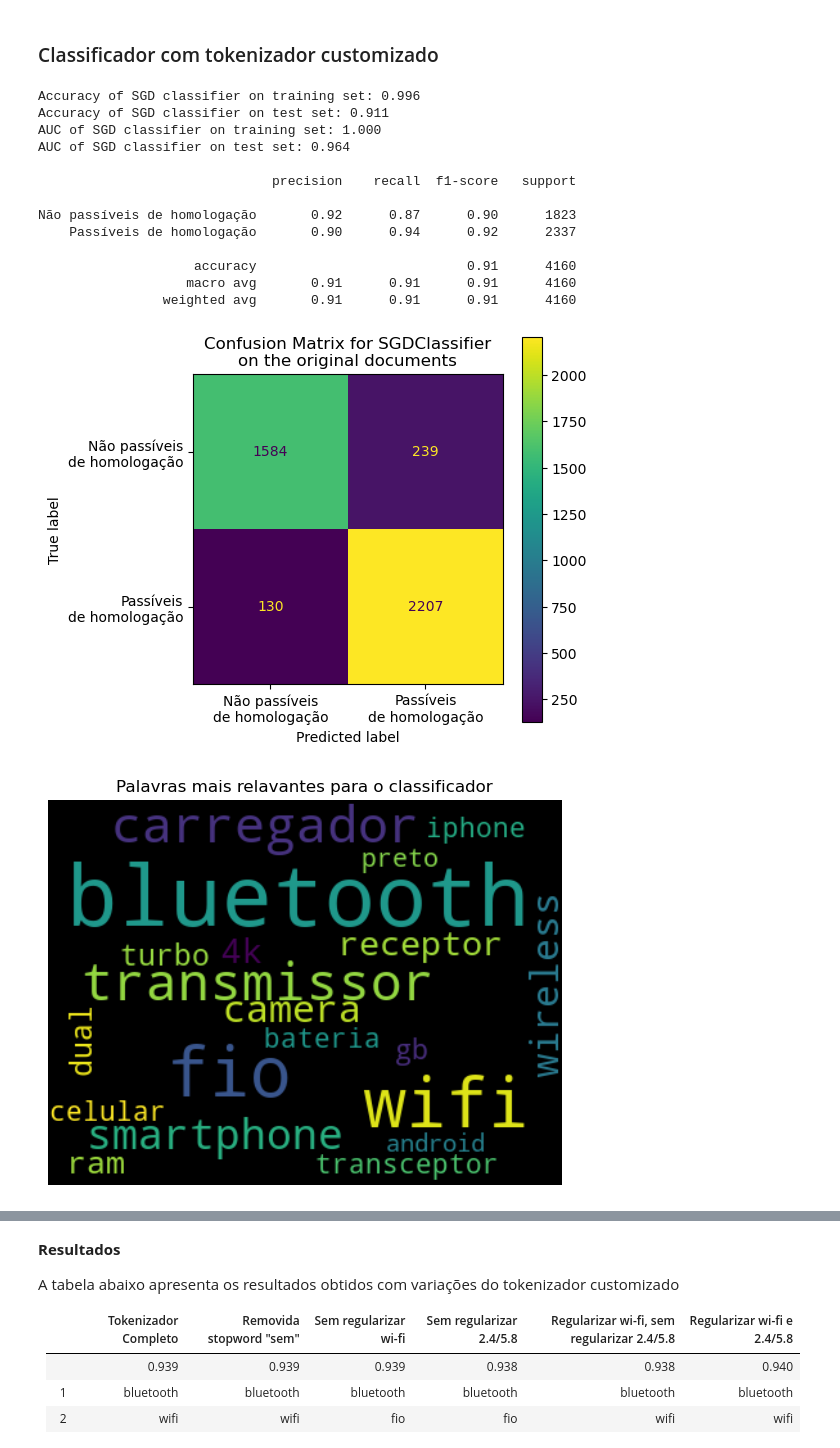
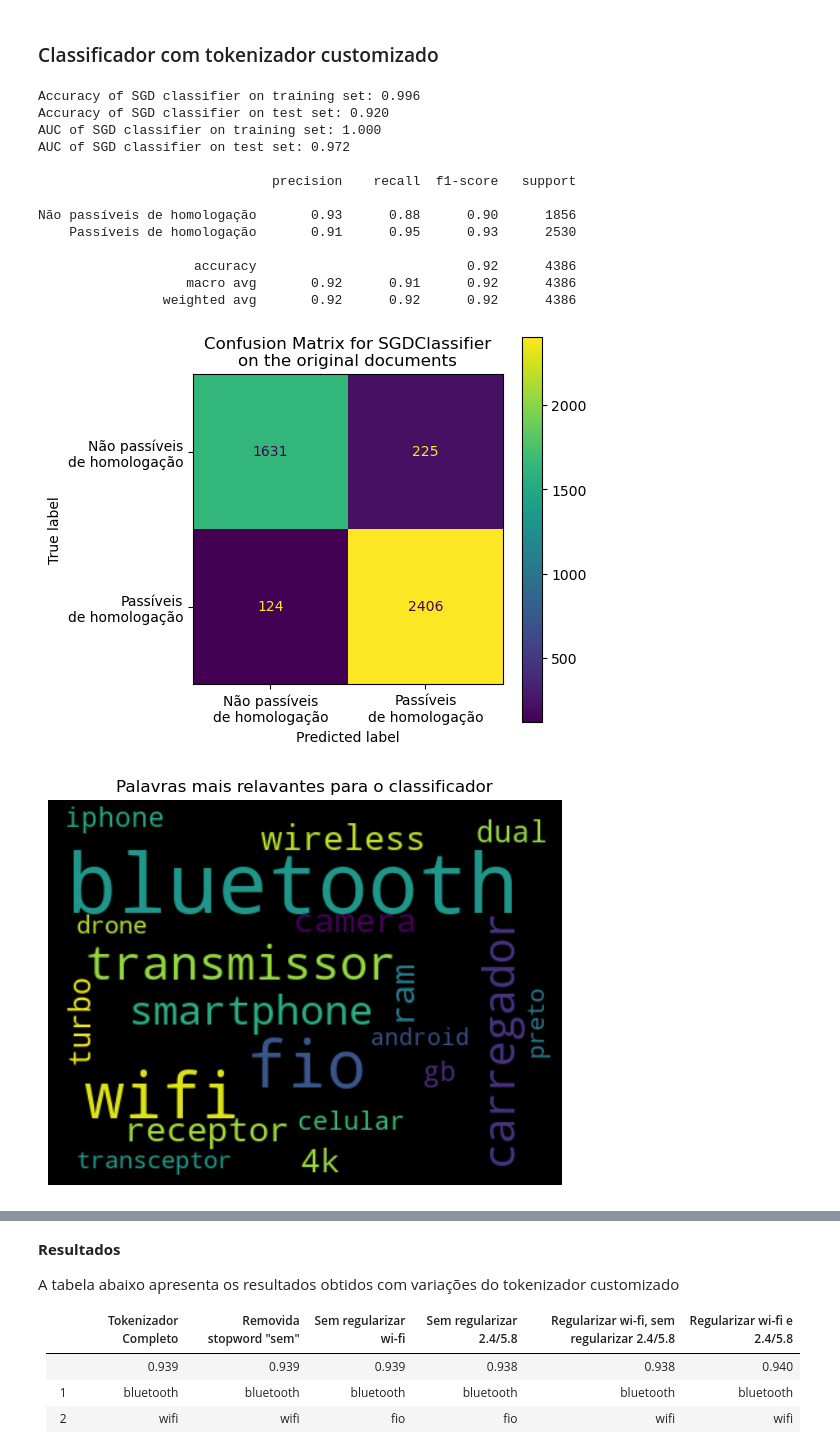
Before and after one commit to InovaFiscaliza/dados-pacp, a Jupyter notebook: notebooks/15_text_analysis.ipynb, the cells around one changed output, grey strips where cells are left out. Drawn from its saved outputs; the diff is of its cells as text; code cells hidden in the pictures.

```diff
--- a/notebooks/15_text_analysis.ipynb
+++ b/notebooks/15_text_analysis.ipynb
@@ -27,8 +27,7 @@ from sklearn.pipeline import Pipeline
 # %% [markdown]
 ## Constantes e funções auxiliares
 # %%
-FILE_ITEMS = '../datasets/label_issues/20240423/results/items.parquet'
-FILE_SAMPLES_RESULTS = '../datasets/label_issues/20240423/results/samples_results.parquet'
+FILE_LABELS_RESULTS = '../datasets/samples_labeling/issues_fiscaliza/20240423/results/labels.parquet'
 # %%
 def clean_text(doc, return_tokens=False, nltk_tokenizer=True):
 
@@ -92,17 +91,17 @@ def extract_features(docs,min_df=1,ngram_range=(1,1),binary=False,tokenizer=None
 # %% [markdown]
 # Carga e prepação dos dados
 # %%
-df_items = pd.read_parquet(FILE_ITEMS)
-df_items['doc'] = df_items['nome'].map(clean_text)
-df_items['tokens'] = df_items['nome'].apply(lambda doc: clean_text(doc, return_tokens=True))
+df_items = pd.read_parquet(FILE_LABELS_RESULTS)
+df_items['doc'] = df_items['titulo'].map(clean_text)
+df_items['tokens'] = df_items['titulo'].apply(lambda doc: clean_text(doc, return_tokens=True))
 
-columns_to_keep = ['id', 'nome', 'doc', 'tokens',
+columns_to_keep = ['id', 'titulo', 'doc', 'tokens',
                    'titulo_bem_elaborado', 'titulo_identifica_produto',
                    'passivel_homologacao', 'transmissor_rf', 'tipo_produto']
 
 df_items = df_items[columns_to_keep]
 
-docs = df_items[df_items['passivel_homologacao']<=1]['nome']
+docs = df_items[df_items['passivel_homologacao']<=1]['titulo']
 labels = df_items[df_items['passivel_homologacao']<=1]['passivel_homologacao']
 
 df_items
@@ -314,7 +313,7 @@ clf = SGDClassifier(alpha=1e-5, loss='log_loss', penalty='l2')
 # juntar tudo em pipeline
 pipe = Pipeline(steps = [('vectorizer',vectorizer),('transformer',transformer),('clf',clf)])
 
-docs = df_items[df_items['passivel_homologacao']<=1]['nome']
+docs = df_items[df_items['passivel_homologacao']<=1]['titulo']
 labels = df_items[df_items['passivel_homologacao']<=1]['passivel_homologacao']
 
 X_train, X_test, y_train, y_test = train_test_split(docs, labels, test_size=0.25, random_state=123)
@@ -322,41 +321,41 @@ X_train, X_test, y_train, y_test = train_test_split(docs, labels, test_size=0.25
 with warnings.catch_warnings():
     warnings.simplefilter("ignore")
     pipe.fit(X_train,y_train)
 
 predicted = pipe.predict(X_test)
 
 print('Accuracy of SGD classifier on training set: {:.3f}'
      .format(pipe.score(X_train, y_train)))
 print('Accuracy of SGD classifier on test set: {:.3f}'
      .format(pipe.score(X_test, y_test)))
 print('AUC of SGD classifier on training set: {:.3f}'
      .format(roc_auc_score(y_train,pipe.predict_proba(X_train)[:,1])))
 print('AUC of SGD classifier on test set: {:.3f}'
      .format(roc_auc_score(y_test,pipe.predict_proba(X_test)[:,1])))
 
 print()
 print(classification_report(y_test, predicted, target_names=target_names))
 
 fig, ax = plt.subplots(figsize=(5, 5))
 ConfusionMatrixDisplay.from_predictions(y_test, predicted, ax=ax)
 ax.xaxis.set_ticklabels(target_names_confusion)
 ax.yaxis.set_ticklabels(target_names_confusion)
 _ = ax.set_title(f"Confusion Matrix for {pipe['clf'].__class__.__name__}\non the original documents")
 # %% [output]
 Accuracy of SGD classifier on training set: 0.996
-Accuracy of SGD classifier on test set: 0.911
+Accuracy of SGD classifier on test set: 0.920
 AUC of SGD classifier on training set: 1.000
-AUC of SGD classifier on test set: 0.964
+AUC of SGD classifier on test set: 0.972
 
                               precision    recall  f1-score   support
 
-Não passíveis de homologação       0.92      0.87      0.90      1823
-    Passíveis de homologação       0.90      0.94      0.92      2337
+Não passíveis de homologação       0.93      0.88      0.90      1856
+    Passíveis de homologação       0.91      0.95      0.93      2530
 
-                    accuracy                           0.91      4160
-                   macro avg       0.91      0.91      0.91      4160
-                weighted avg       0.91      0.91      0.91      4160
+                    accuracy                           0.92      4386
+                   macro avg       0.92      0.91      0.92      4386
+                weighted avg       0.92      0.92      0.92      4386
-[figure, old version]
+[figure, new version]
 # %%
 n_top_features = 20
 label = target_names[-1]
@@ -379,7 +378,7 @@ ax.axis("off")
 ax.set_title('Palavras mais relavantes para o classificador')
 plt.show()
 # %% [output]
-[figure, old version]
+[figure, new version]
 # %%
 predictive_words
 # %% [output]
```
Also changed, not shown: parts of 7 cells of this notebook, 8 other files.
